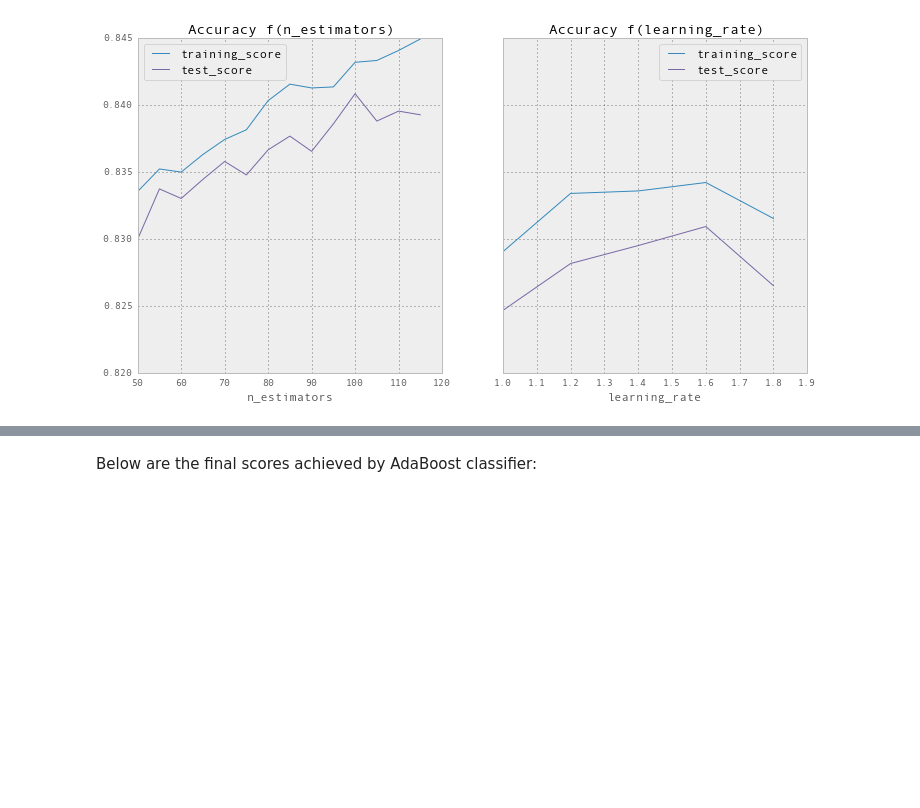
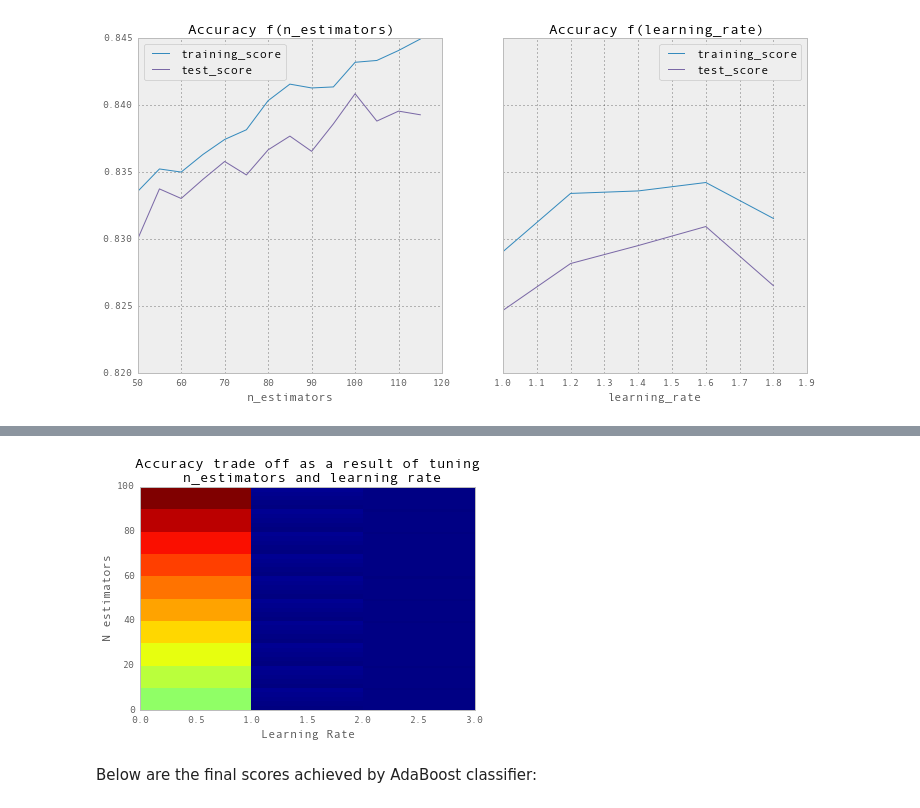
Before and after one commit to sshegheva/bag-of-algorithms, a Jupyter notebook: analysis/notebooks/Supervised Classification.ipynb, the cells around one changed output, grey strips where cells are left out. Cells and saved outputs as stored; diff of their text form; code cells hidden in the pictures; blank space fills up the shorter version.

```diff
--- a/analysis/notebooks/Supervised Classification.ipynb
+++ b/analysis/notebooks/Supervised Classification.ipynb
@@ -163,2 +171,2 @@ ab.plot_accuracy_functions(estimator_df, learning_rate_df, smoothing_factor=5)
 # %%
-#trades_df = ab.tradeoff_estimators_learning_rate(raw_data)
+trades_df = ab.tradeoff_estimators_learning_rate(raw_data)
@@ -167,3 +173,7 @@ trades_df
+# %%
+heatmap = ab.plot_tradeoff(trades_df)
+# %% [output]
+[figure, added]
 # %% [markdown]
 Below are the final scores achieved by AdaBoost classifier:
 # %%
```
Also changed, not shown: parts of 3 cells of this notebook, 2 other files.
